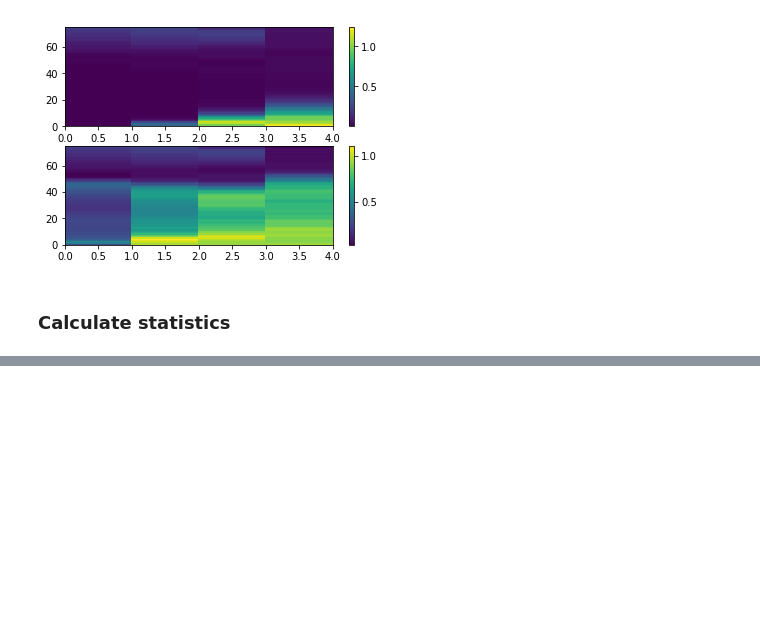
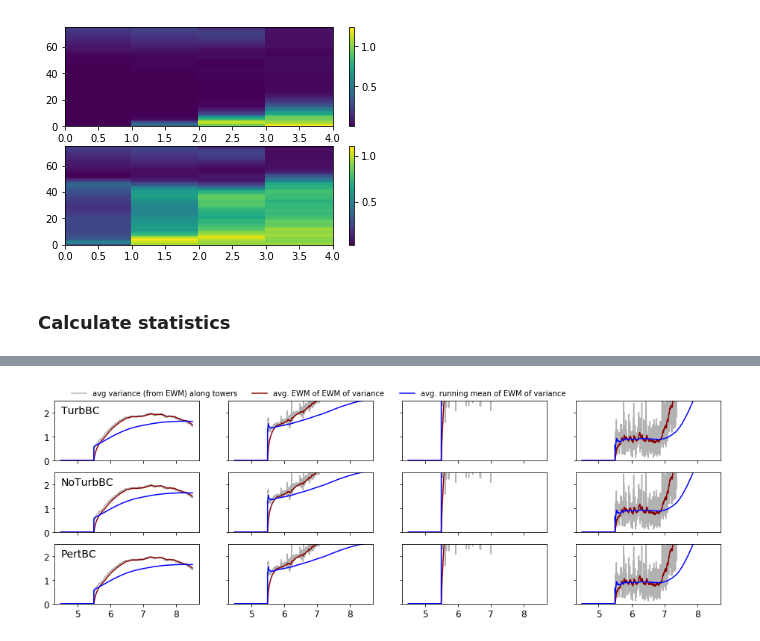
Before and after one commit to hawbecker/publications, a Jupyter notebook: complexTerrain/WeightedMeanTest.ipynb, the cells around one changed output, grey strips where cells are left out. Saved outputs shown, nothing was run; the diff lists cells and outputs as text; code cells hidden in the pictures; blank space fills up the shorter version.

```diff
--- a/complexTerrain/WeightedMeanTest.ipynb
+++ b/complexTerrain/WeightedMeanTest.ipynb
@@ -388,0 +444,19 @@ plt.plot(running_mean2,c='g')
+# %%
+cc = 2
+fig,ax = plt.subplots(nrows=ncases, ncols=4, sharey=True, sharex=True, figsize=(16,5))
+for cc in range(0,ncases):
+    for tl in range(0,n_twrlines):
+        ax[cc,tl].plot(time/3600.0,np.mean(var_u_expT[tl,:,:],axis=0),c='k',alpha=0.3,
+                    label='avg variance (from EWM) along towers')
+        ax[cc,tl].plot(time/3600.0,np.mean(avg_var_u_expT[tl,:,:],axis=0),c='darkred',alpha=1.0,
+                    label='avg. EWM of EWM of variance')
+        ax[cc,tl].plot(time/3600.0,np.mean(avg_var_u_runexpT[tl,:,:],axis=0),c='blue',alpha=1.0,
+                    label='avg. running mean of EWM of variance')
+        ax[cc,tl].set_ylim(0,2.5)
+        ax[cc,tl].tick_params(labelsize=12.0)
+    ax[cc,0].text(4.5,2.3,cases[cc].replace('M2_D2_',''),ha='left',va='top',size=14)
+
+ax[0,0].legend(frameon=False,ncol=4, loc=(0.1,1.01))
+plt.show()
+# %% [output]
+[figure, added]
```
Also changed, not shown: parts of 2 cells of this notebook.
